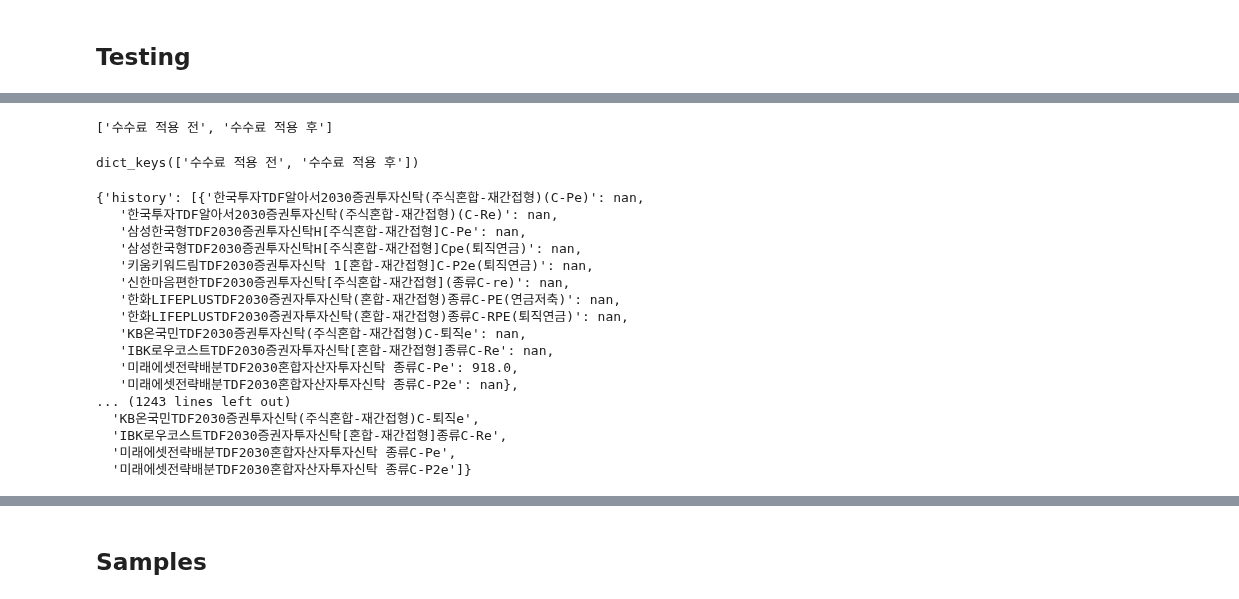
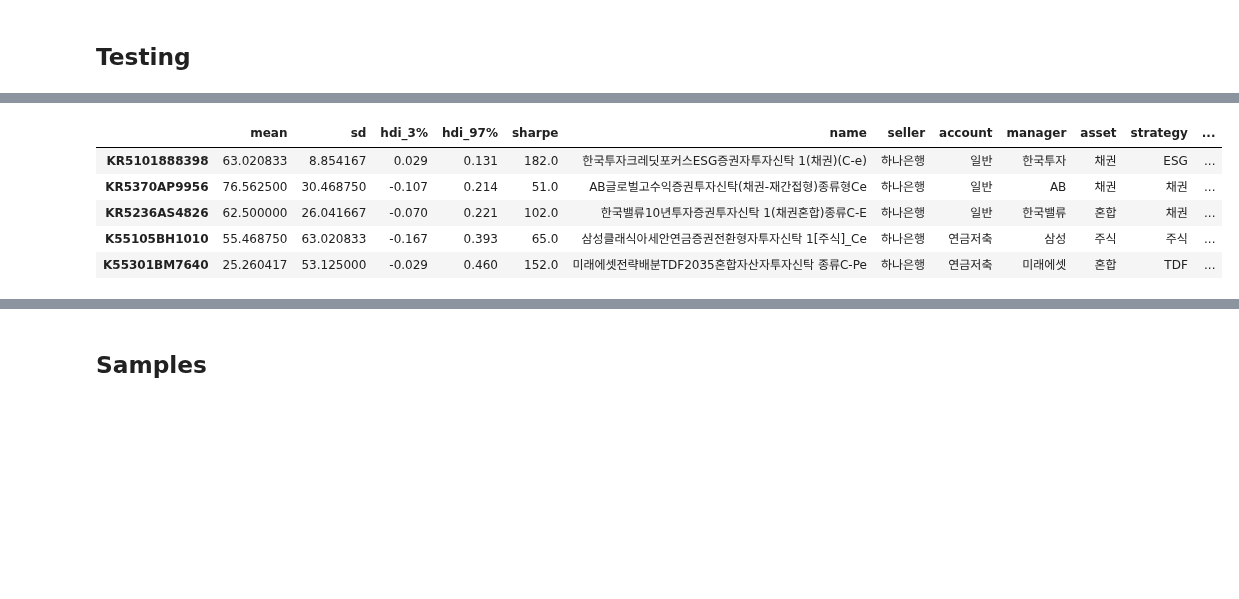
Before and after one commit to lbk209/fund, a Jupyter notebook: fund_labs.ipynb, the cells around one changed output, grey strips where cells are left out. Cells and saved outputs as stored; diff of their text form; code cells hidden in the pictures; blank space fills up the shorter version.

```diff
--- a/fund_labs.ipynb
+++ b/fund_labs.ipynb
@@ -625,28 +651,10 @@ data_grp['default']['수수료 적용 전']['ticker']
-# %%
-data_grp['columns']
-# %% [output]
-['수수료 적용 전', '수수료 적용 후']
-# %%
-data_grp['default'].keys()
-# %% [output]
-dict_keys(['수수료 적용 전', '수수료 적용 후'])
-# %%
-data_grp['default']['수수료 적용 전']
-# %% [output]
-{'history': [{'한국투자TDF알아서2030증권투자신탁(주식혼합-재간접형)(C-Pe)': nan,
-   '한국투자TDF알아서2030증권투자신탁(주식혼합-재간접형)(C-Re)': nan,
-   '삼성한국형TDF2030증권투자신탁H[주식혼합-재간접형]C-Pe': nan,
-   '삼성한국형TDF2030증권투자신탁H[주식혼합-재간접형]Cpe(퇴직연금)': nan,
-   '키움키워드림TDF2030증권투자신탁 1[혼합-재간접형]C-P2e(퇴직연금)': nan,
-   '신한마음편한TDF2030증권투자신탁[주식혼합-재간접형](종류C-re)': nan,
-   '한화LIFEPLUSTDF2030증권자투자신탁(혼합-재간접형)종류C-PE(연금저축)': nan,
-   '한화LIFEPLUSTDF2030증권자투자신탁(혼합-재간접형)종류C-RPE(퇴직연금)': nan,
-   'KB온국민TDF2030증권투자신탁(주식혼합-재간접형)C-퇴직e': nan,
-   'IBK로우코스트TDF2030증권자투자신탁[혼합-재간접형]종류C-Re': nan,
-   '미래에셋전략배분TDF2030혼합자산자투자신탁 종류C-Pe': 918.0,
-   '미래에셋전략배분TDF2030혼합자산자투자신탁 종류C-P2e': nan},
-... (1243 lines left out)
-  'KB온국민TDF2030증권투자신탁(주식혼합-재간접형)C-퇴직e',
-  'IBK로우코스트TDF2030증권자투자신탁[혼합-재간접형]종류C-Re',
-  '미래에셋전략배분TDF2030혼합자산자투자신탁 종류C-Pe',
-  '미래에셋전략배분TDF2030혼합자산자투자신탁 종류C-P2e']}
+# %%
+df = pd.DataFrame().from_dict(data_est)
+df.head()
+# %% [output]
+|  | mean | sd | hdi_3% | hdi_97% | sharpe | name | seller | account | manager | asset | strategy | ... |
+| KR5101888398 | 63.020833 | 8.854167 | 0.029 | 0.131 | 182.0 | 한국투자크레딧포커스ESG증권자투자신탁 1(채권)(C-e) | 하나은행 | 일반 | 한국투자 | 채권 | ESG | ... |
+| KR5370AP9956 | 76.562500 | 30.468750 | -0.107 | 0.214 | 51.0 | AB글로벌고수익증권투자신탁(채권-재간접형)종류형Ce | 하나은행 | 일반 | AB | 채권 | 채권 | ... |
+| KR5236AS4826 | 62.500000 | 26.041667 | -0.070 | 0.221 | 102.0 | 한국밸류10년투자증권투자신탁 1(채권혼합)종류C-E | 하나은행 | 일반 | 한국밸류 | 혼합 | 채권 | ... |
+| K55105BH1010 | 55.468750 | 63.020833 | -0.167 | 0.393 | 65.0 | 삼성클래식아세안연금증권전환형자투자신탁 1[주식]_Ce | 하나은행 | 연금저축 | 삼성 | 주식 | 주식 | ... |
+| K55301BM7640 | 25.260417 | 53.125000 | -0.029 | 0.460 | 152.0 | 미래에셋전략배분TDF2035혼합자산자투자신탁 종류C-Pe | 하나은행 | 연금저축 | 미래에셋 | 혼합 | TDF | ... |
```
Also changed, not shown: parts of 12 cells of this notebook, 1 other file.
